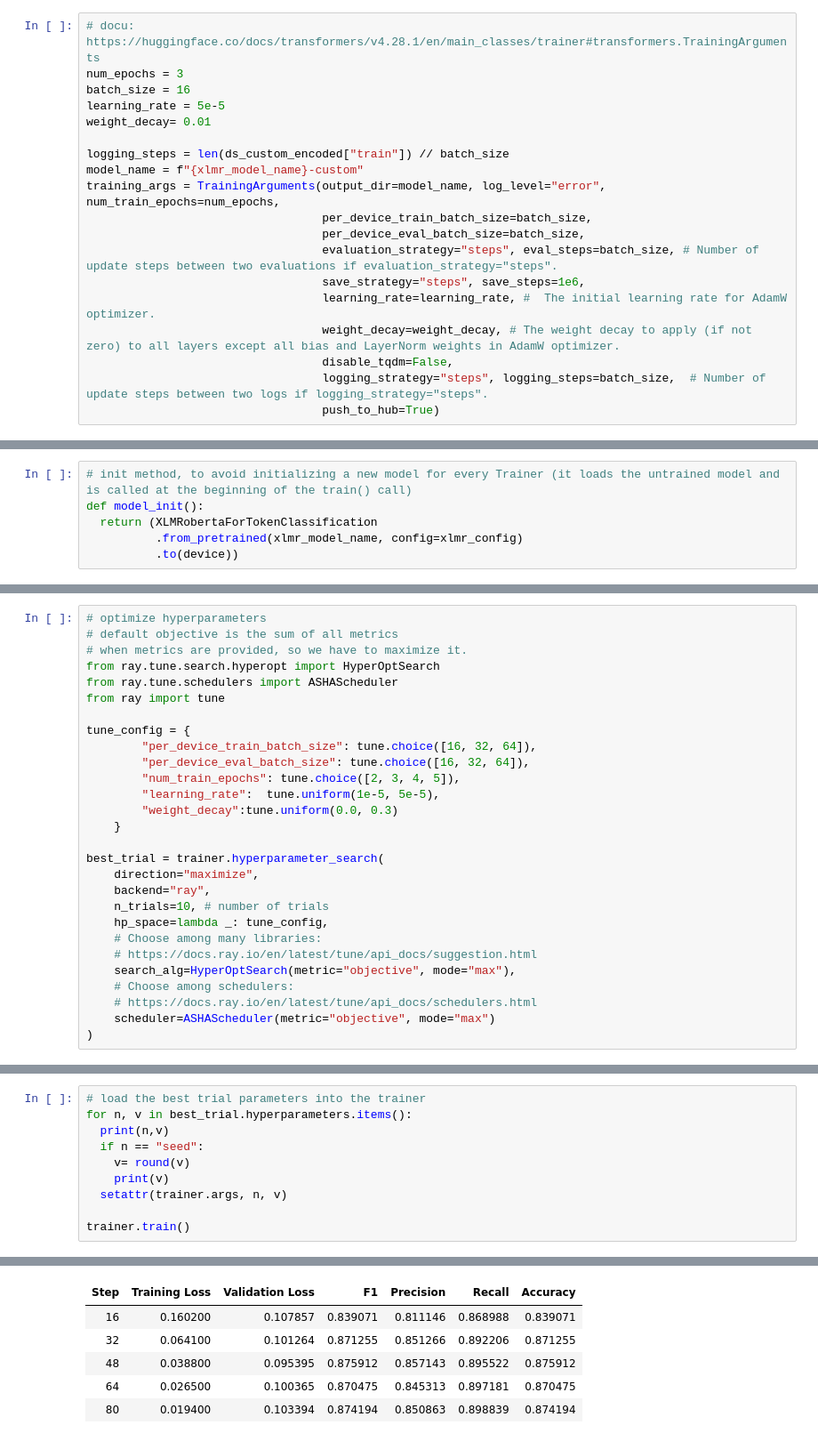
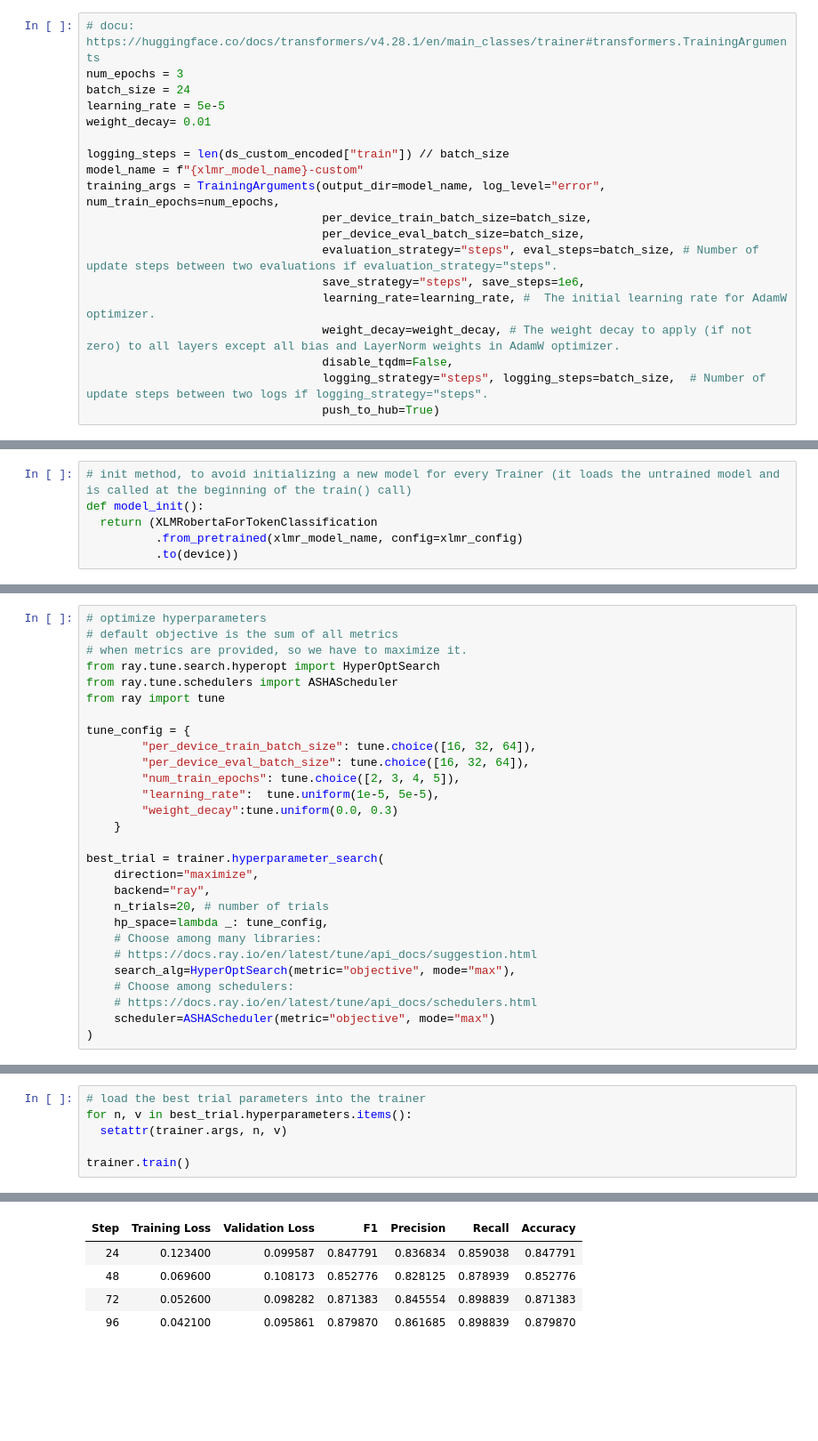
Before and after one commit to marendtz/ModelNER, a Jupyter notebook: XLMR_finetune_pan_and_custom.ipynb, the cells around one changed output, grey strips where cells are left out. Shown at 89% size. Saved outputs shown, nothing was run; the diff lists cells and outputs as text; blank space fills up the shorter version.

```diff
--- a/XLMR_finetune_pan_and_custom.ipynb
+++ b/XLMR_finetune_pan_and_custom.ipynb
@@ -331,7 +337,7 @@ cuda
 # %%
 # docu: https://huggingface.co/docs/transformers/v4.28.1/en/main_classes/trainer#transformers.TrainingArguments
 num_epochs = 3
-batch_size = 16
+batch_size = 24
 learning_rate = 5e-5
 weight_decay= 0.01
 
@@ -402,7 +408,7 @@ tune_config = {
 best_trial = trainer.hyperparameter_search(
     direction="maximize",
     backend="ray",
-    n_trials=10, # number of trials
+    n_trials=20, # number of trials
     hp_space=lambda _: tune_config,
     # Choose among many libraries:
     # https://docs.ray.io/en/latest/tune/api_docs/suggestion.html
@@ -505,10 +511,6 @@ best_trial.hyperparameters
 # %%
 # load the best trial parameters into the trainer
 for n, v in best_trial.hyperparameters.items():
-  print(n,v)
-  if n == "seed":
-    v= round(v)
-    print(v)
   setattr(trainer.args, n, v)
 
 trainer.train()
@@ -522,6 +524,5 @@ weight_decay 0.10833335778681785
 | Step | Training Loss | Validation Loss | F1 | Precision | Recall | Accuracy |
-| 16 | 0.160200 | 0.107857 | 0.839071 | 0.811146 | 0.868988 | 0.839071 |
-| 32 | 0.064100 | 0.101264 | 0.871255 | 0.851266 | 0.892206 | 0.871255 |
-| 48 | 0.038800 | 0.095395 | 0.875912 | 0.857143 | 0.895522 | 0.875912 |
-| 64 | 0.026500 | 0.100365 | 0.870475 | 0.845313 | 0.897181 | 0.870475 |
-| 80 | 0.019400 | 0.103394 | 0.874194 | 0.850863 | 0.898839 | 0.874194 |
+| 24 | 0.123400 | 0.099587 | 0.847791 | 0.836834 | 0.859038 | 0.847791 |
+| 48 | 0.069600 | 0.108173 | 0.852776 | 0.828125 | 0.878939 | 0.852776 |
+| 72 | 0.052600 | 0.098282 | 0.871383 | 0.845554 | 0.898839 | 0.871383 |
+| 96 | 0.042100 | 0.095861 | 0.879870 | 0.861685 | 0.898839 | 0.879870 |
```
Also changed, not shown: parts of 14 cells of this notebook.
